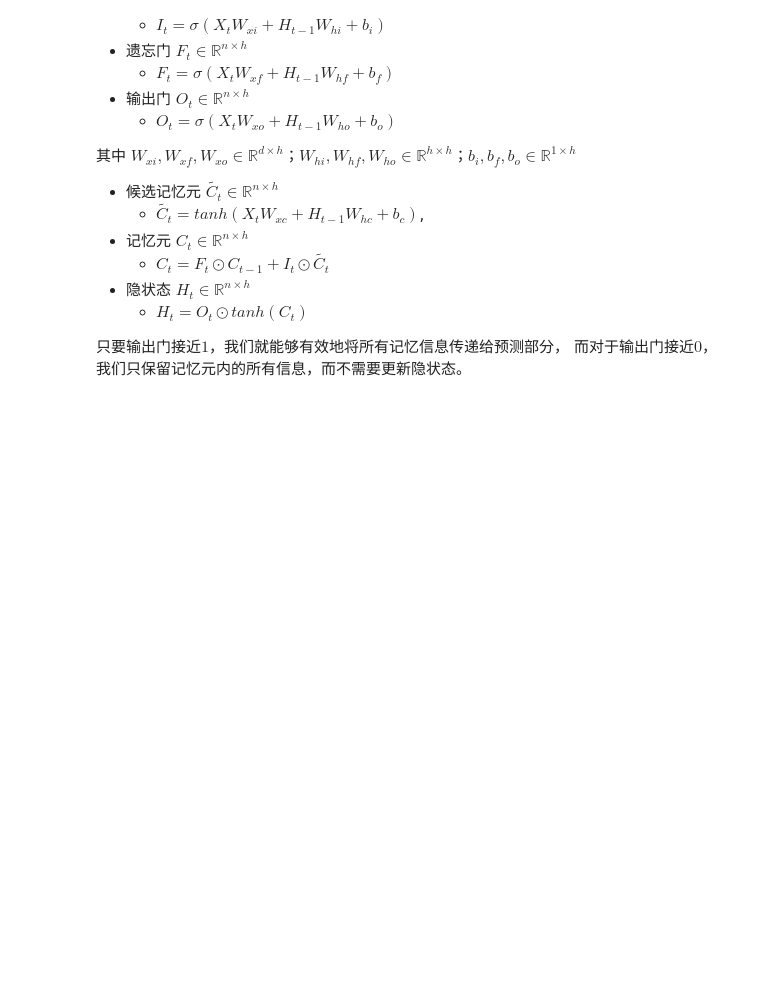
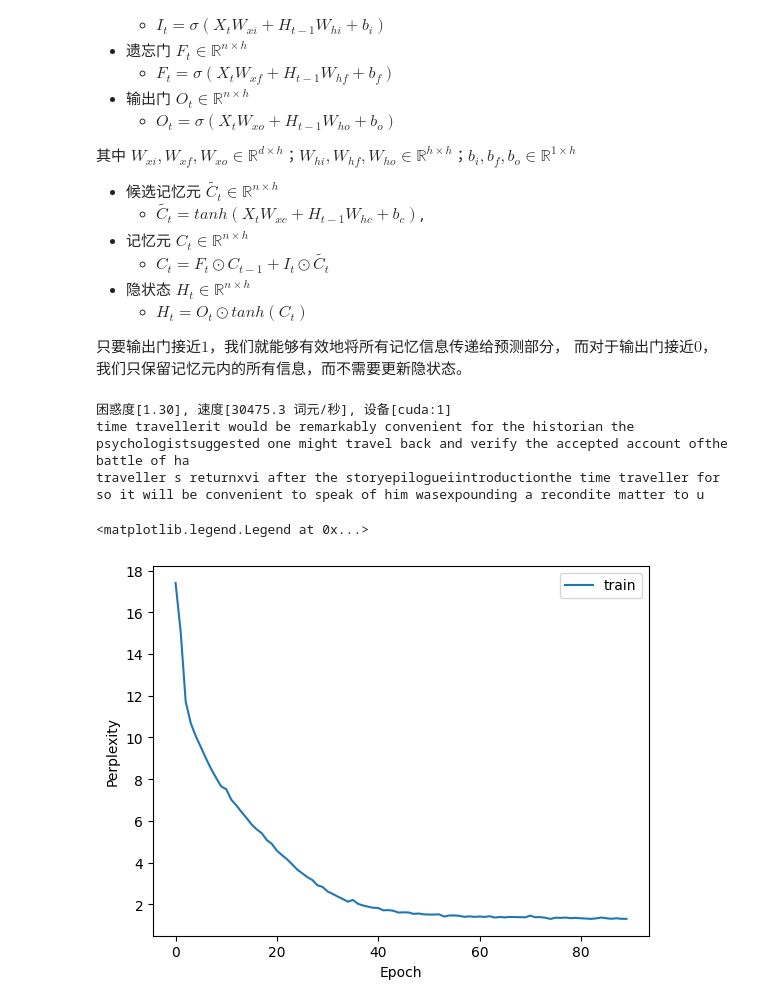
Before and after one commit to umeiko/deepLearningNotebooks, a Jupyter notebook: 循环神经网络/5.现代循环神经网络GRU和LSTM.ipynb, the cells around one changed output. Saved outputs shown, nothing was run; the diff lists cells and outputs as text; code cells hidden in the pictures; blank space fills up the shorter version.

```diff
--- a/循环神经网络/5.现代循环神经网络.ipynb
+++ b/循环神经网络/5.现代循环神经网络GRU和LSTM.ipynb
@@ -125,7 +125,11 @@ class RNN_(nn.Module):
         return out, state
 
     def begin_state(self, batch_size:int, device:str):
-        return torch.zeros((1, batch_size, self.layer.hidden_size),
+        if isinstance(self.layer, nn.LSTM):
+            return (torch.zeros((1, batch_size, num_hiddens), device=device),
+            torch.zeros((1, batch_size, num_hiddens), device=device))
+        else:
+            return torch.zeros((1, batch_size, self.layer.hidden_size),
                             dtype=torch.float, device=device)
 # %%
 num_epochs = 1000
@@ -186,7 +190,7 @@ def get_lstm_params(vocab_size:int, num_hiddens:int, device:str):
     num_inputs = num_outputs = vocab_size
     normal = lambda shape: torch.randn(size=shape, device=device)*1e-2
     wwb    = lambda : ( normal((num_inputs, num_hiddens)),
-                        normal((num_inputs, num_hiddens)),
+                        normal((num_hiddens, num_hiddens)),
                         torch.zeros(num_hiddens, device=device))
     W_xi, W_hi, b_i = wwb()
     W_xf, W_hf, b_f = wwb()
@@ -205,19 +209,45 @@ def init_lstm_state(batch_size:int, num_hiddens:int, device:str):
     return (torch.zeros((batch_size, num_hiddens), device=device),
             torch.zeros((batch_size, num_hiddens), device=device))
 # %%
-def lstm(inputs:torch.Tensor, state:tuple[torch.Tensor,torch.Tensor], params:list):
+def lstm_forward(inputs:torch.Tensor, state:tuple[torch.Tensor,torch.Tensor], params:list):
     W_xi, W_hi, b_i, W_xf, W_hf, b_f, W_xo, W_ho, b_o, W_xc, W_hc, b_c, W_hq, b_q = params
     H, C = state
     outputs = []
     for X in inputs:
+        # print(X.shape, H.shape, C.shape)
         I = torch.sigmoid((X @ W_xi) + (H @ W_hi) + b_i)
         F = torch.sigmoid((X @ W_xf) + (H @ W_hf) + b_f)
         O = torch.sigmoid((X @ W_xo) + (H @ W_ho) + b_o)
-        C_tilda = torch.sigmoid((X @ W_xi) + (H @ W_hi) + b_i)
+        C_tilda = torch.sigmoid((X @ W_xc) + (H @ W_hc) + b_c)
         C = F * C + I * C_tilda
         H = O * torch.tanh(C)
         Y = (H @ W_hq) + b_q
         outputs.append(Y)
     return torch.cat(outputs, dim=0), (H, C)
-
-def lstm_forward(x:torch.Tensor, state:tuple[torch.Tensor,torch.Tensor]):
+# %%
+# batch_size, num_steps = 32, 35
+num_epochs, lr = 900, 9e-1
+device = "cuda:1"
+num_hiddens = 512
+
+# 初始化网络
+lstm = funcs.RNN(
+    len(vocab), num_hiddens, device, get_lstm_params, init_lstm_state, lstm_forward
+)
+opt = torch.optim.SGD(lstm.parameters(), lr, momentum=0.9)
+# opt = torch.optim.Adam(gru.parameters(), lr)
+ppls = funcs.train_rnn(lstm, num_epochs, train_iter, opt, device, tqdm)
+pred_fn = lambda prefix: funcs.rnn_predict(prefix, 150, lstm, vocab, device, False)
+print(pred_fn('time traveller'))
+print(pred_fn('traveller'))
+
+plt.xlabel("Epoch")
+plt.ylabel("Perplexity")
+plt.plot(ppls)
+plt.legend(["train"])
+# %% [output]
+困惑度[1.30], 速度[30475.3 词元/秒], 设备[cuda:1]
+time travellerit would be remarkably convenient for the historian the psychologistsuggested one might travel back and verify the accepted account ofthe battle of ha
+traveller s returnxvi after the storyepilogueiintroductionthe time traveller for so it will be convenient to speak of him wasexpounding a recondite matter to u
+<matplotlib.legend.Legend at 0x...>
+[figure, added]
```
Also changed, not shown: parts of 2 cells of this notebook, 5 other files.
